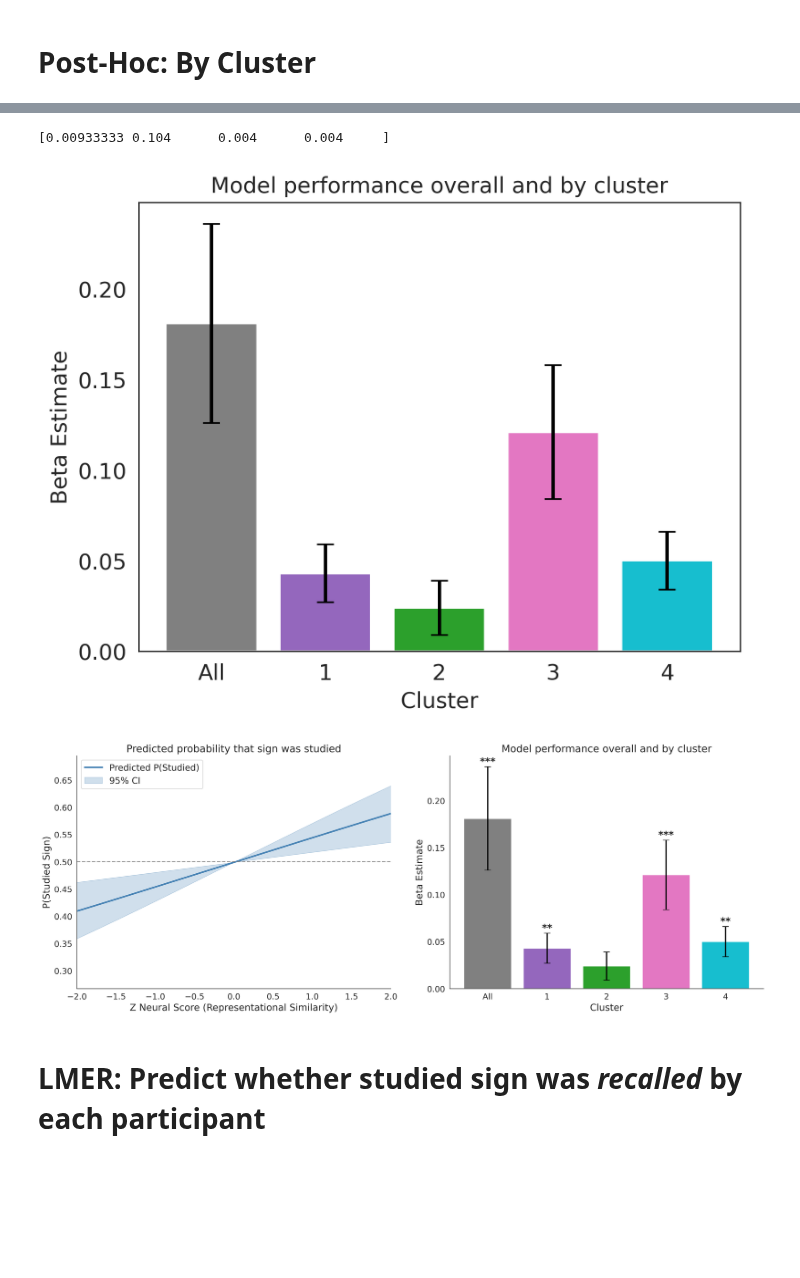
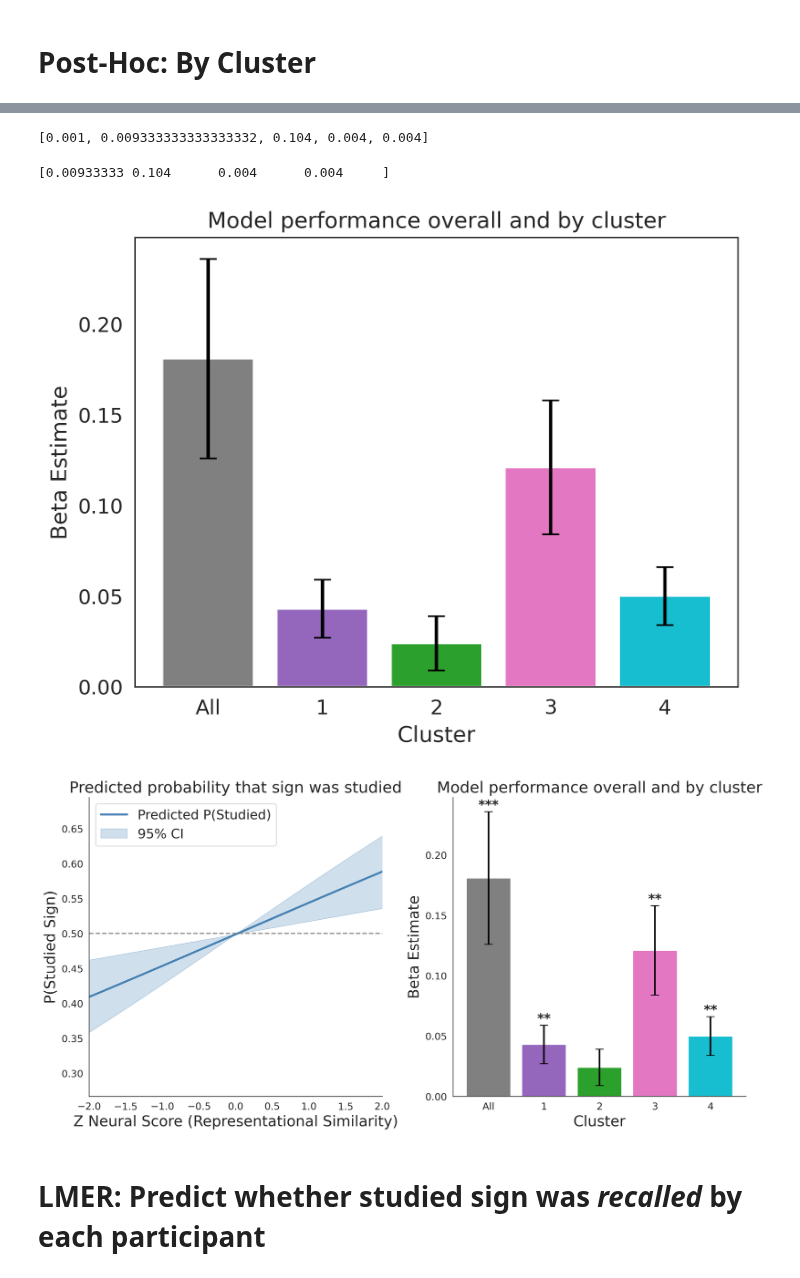
Before and after one commit to megan-hillis/asl-learning-fmri, a Jupyter notebook: notebooks/Figure3_HierarchicalClustering_LMM_ASL.ipynb, the cells around one changed output, grey strips where cells are left out. Drawn from its saved outputs; the diff is of its cells as text; code cells hidden in the pictures; blank space fills up the shorter version.

```diff
--- a/notebooks/Figure3_HierarchicalClustering_LMM_ASL.ipynb
+++ b/notebooks/Figure3_HierarchicalClustering_LMM_ASL.ipynb
@@ -301,3 +345,6 @@ plt.tight_layout()
 plt.show()
 # %% [output]
 [figure]
+# %%
+r2m, r2c = r2_nakagawa_binomial(model)
+print(f"Marginal R²  = {r2m:.3f}")
@@ -311,6 +361,7 @@ ps=[]
 ci_uppers=[]
 ci_lowers=[]
 se = []
+r_marg = []
 
 for c in np.unique(list(scores_long['cluster'])):
     df = scores_long[scores_long['cluster'] == c]
@@ -325,7 +376,12 @@ for c in np.unique(list(scores_long['cluster'])):
     ci_lowers.append(list(results_df['2.5_ci'])[1])
     se.append(list(results_df['SE'])[1])
 
-false_discovery_control(ps)
+    r2m, r2c = r2_nakagawa_binomial(model)
+    r_marg.append(r2m)
+
+
+print(r_marg)
+print(false_discovery_control(ps))
 # %% [output]
 boundary (singular) fit: see help('isSingular')
 
@@ -348,9 +403,13 @@ array([0.00933333, 0.104     , 0.004     , 0.004     ])
+# %%
+all_ps
+# %% [output]
+[0.001, 0.009333333333333332, 0.104, 0.004, 0.004]
 # %%
 print(false_discovery_control(ps))
 
 all_betas=[beta_obs]+betas
-all_ps=[p_obs]+ps
-all_se = [se_obs]+se
+all_ps=[p_obs]+list(false_discovery_control(ps))
+# all_se = [se_obs]+se
 colors = ['grey'] + cluster_colors
 
 plt.bar(range(len(all_betas)), all_betas, color=colors,capsize=5,yerr=all_se) #yerr=[error_lower, error_upper])
@@ -360,20 +419,22 @@ plt.ylabel("Beta Estimate",fontsize=13)
 plt.xticks(np.arange(k+1),labels=['All'] + [str(n) for n in range(1,k+1)]);
 # %% [output]
 [0.00933333 0.104      0.004      0.004     ]
-[figure, old version]
+[figure, new version]
 # %%
 # Combination plot with both linear model and by-cluster betas:
 
 sns.set_style("white")
 plt.rcParams.update({
-        "font.size": 13,
-        "axes.titlesize": 16,
-        "axes.labelsize": 15,
-        "lines.linewidth": 2,
-        "legend.fontsize": 14,
-        "figure.dpi": 300})
-
-fig, (ax1, ax2) = plt.subplots(nrows=1,ncols=2, figsize=(16, 6),constrained_layout=True,gridspec_kw={"wspace":0.05})
+    "font.size": 16,
+    "axes.titlesize": 19,
+    "axes.labelsize": 18,
+    "legend.fontsize": 16,
+    "xtick.labelsize": 12,
+    "ytick.labelsize": 12,
+    "lines.linewidth": 2,
+    "figure.dpi": 300
+})
+fig, (ax1, ax2) = plt.subplots(nrows=1,ncols=2, figsize=(12, 6),constrained_layout=True,gridspec_kw={"wspace":0.05})
 
 # regression plot
 ax1.plot(x, prob,color="steelblue",linewidth=2.5,label="Predicted P(Studied)")
@@ -390,34 +451,34 @@ ax1.set_xlim(-2,2)
 ax1.legend()
 sns.despine(ax=ax1)
 
 bars = ax2.bar(np.arange(len(all_betas)),all_betas, color=colors, yerr=all_se, capsize=5,)
 
 ax2.set_title("Model performance overall and by cluster")
 ax2.set_xlabel("Cluster")
 ax2.set_ylabel("Beta Estimate")
 
 ax2.set_xticks(np.arange(k + 1))
 ax2.set_xticklabels(["All"] + [str(n) for n in range(1, k + 1)])
 
 # add significance stars
 for bar, p, se in zip(bars, all_ps, all_se):
     if p <= 0.001:
         star = "***"
     elif p < 0.01:
         star = "**"
     elif p < 0.05:
         star = "*"
     else:
         continue
 
     height = bar.get_height()
     x_center = bar.get_x() + bar.get_width() / 2.0
     y_pos = height + se
     ax2.text(x_center, y_pos, star, ha="center", va="bottom",fontsize=16,fontweight='bold')
 
 sns.despine(ax=ax2)
 # %% [output]
-[figure, old version]
+[figure, new version]
 # %% [markdown]
 # LMER: Predict whether studied sign was *recalled* by each participant
 # %%
```
Also changed, not shown: parts of 13 cells of this notebook, 4 other files.
